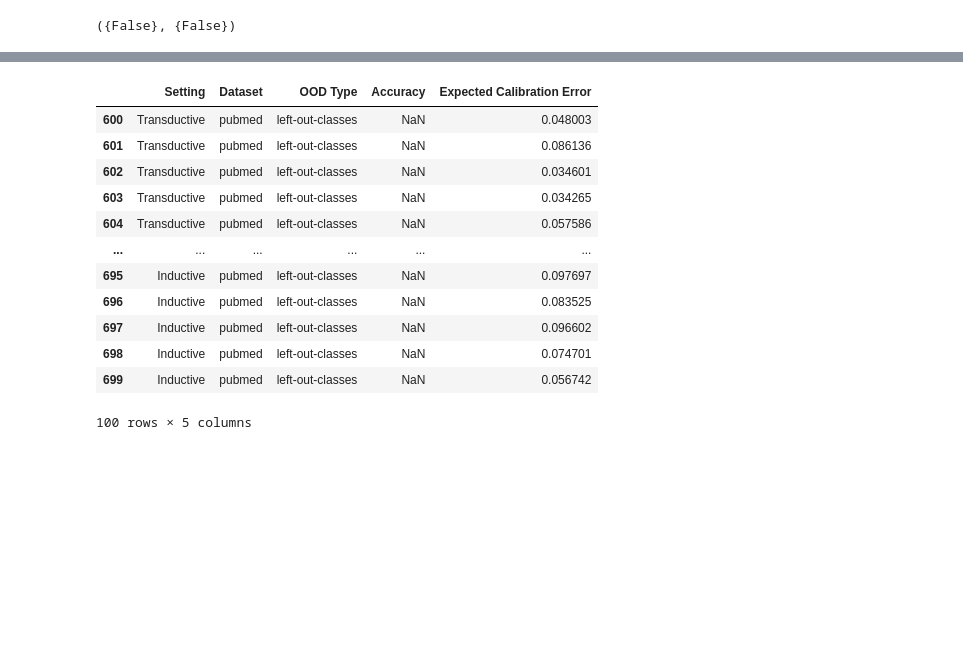
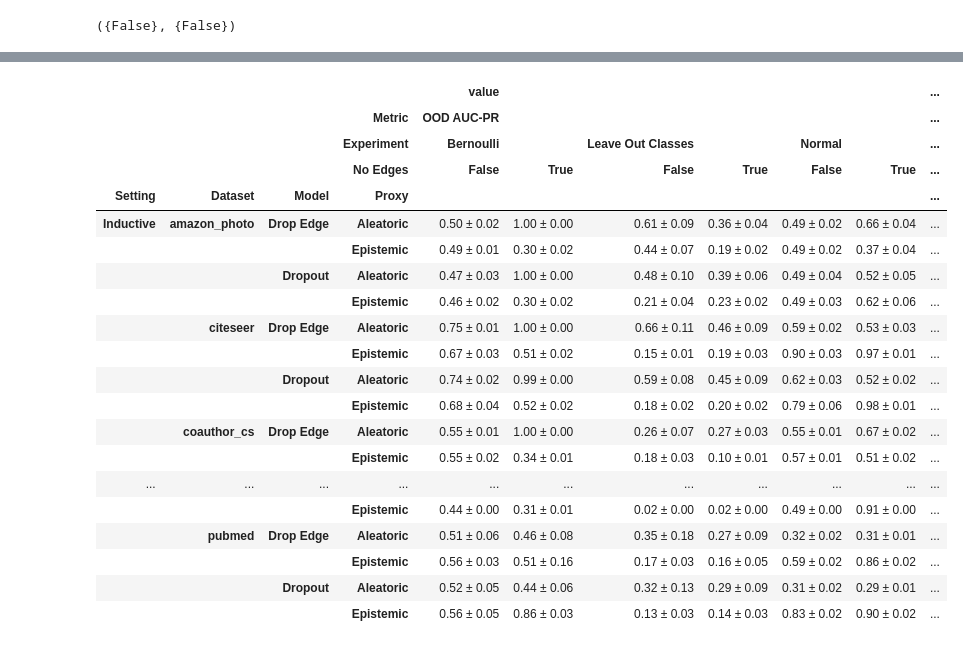
Before and after one commit to dfuchsgruber/MasterThesis, a Jupyter notebook: evaluation_nbs/week18_dropout_all_datasets.ipynb, the cells around one changed output, grey strips where cells are left out. Drawn from its saved outputs; the diff is of its cells as text; code cells hidden in the pictures; blank space fills up the shorter version.

Commit message:
Week18 dropout/edge nbs

```diff
--- a/evaluation_nbs/week18_dropout_all_datasets.ipynb
+++ b/evaluation_nbs/week18_dropout_all_datasets.ipynb
@@ -66,6 +68,10 @@ ALEATORIC = 'Aleatoric'
 ACCURACY = 'Accuracy'
 ACCURACY_ID = 'In-distribution Accuracy'
 ECE = 'Expected Calibration Error'
+
+MODEL = 'Model'
+DROPOUT = 'Dropout'
+DROP_EDGE = 'Drop Edge'
 # %%
 set(ex['config']['model']['residual'] for ex in experiments), \
     set(ex['config']['model']['use_spectral_norm'] for ex in experiments)
@@ -74,7 +80,7 @@ set(ex['config']['model']['residual'] for ex in experiments), \
 # %%
 metrics = set()
 for ex in experiments:
-    for m in [m for m in ex['metrics'].keys() if 'ood_auroc' in m]:
+    for m in [m for m in ex['metrics'].keys() if 'accuracy' in m]:
         metrics.add(m)
 
 list(metrics)
@@ -142,19 +157,41 @@ for ex in experiments:
 
 df_proxy = pd.DataFrame(data_proxy)
 df_acc_ece = pd.DataFrame(data_acc_ece)
-# %%
-df_acc_ece[(df_acc_ece[OOD_TYPE] == 'left-out-classes') & (df_acc_ece[DATASET] == dc.PUBMED)]
-# %% [output]
-|  | Setting | Dataset | OOD Type | Accuracy | Expected Calibration Error |
-| 600 | Transductive | pubmed | left-out-classes | NaN | 0.048003 |
-| 601 | Transductive | pubmed | left-out-classes | NaN | 0.086136 |
-| 602 | Transductive | pubmed | left-out-classes | NaN | 0.034601 |
-| 603 | Transductive | pubmed | left-out-classes | NaN | 0.034265 |
-| 604 | Transductive | pubmed | left-out-classes | NaN | 0.057586 |
-| ... | ... | ... | ... | ... | ... |
-| 695 | Inductive | pubmed | left-out-classes | NaN | 0.097697 |
-| 696 | Inductive | pubmed | left-out-classes | NaN | 0.083525 |
-| 697 | Inductive | pubmed | left-out-classes | NaN | 0.096602 |
-| 698 | Inductive | pubmed | left-out-classes | NaN | 0.074701 |
-| 699 | Inductive | pubmed | left-out-classes | NaN | 0.056742 |
-100 rows × 5 columns
+# %%
+def agg_mean_and_std(group):
+    mean = group.mean()
+    std = group.std()
+    return f'{mean:.2f} ± {std:.2f}'
+    return mean
+
+df_proxy_agg = df_proxy.groupby([SETTING, MODEL, DATASET, EXPERIMENT, NO_EDGES, PROXY]).agg(agg_mean_and_std)
+# %%
+df_tmp = df_proxy_agg.reset_index()
+df_tmp = df_tmp.melt(id_vars=[MODEL, SETTING, DATASET, EXPERIMENT, NO_EDGES, PROXY], value_vars = [OOD_AUROC, OOD_AUCPR, MISCLASSICIFACTION_AUROC, MISCLASSICIFACTION_AUCPR], var_name='Metric')
+df_tmp = df_tmp[(df_tmp[METRIC] == OOD_AUROC) | (df_tmp[METRIC] == OOD_AUCPR)]
+df_tmp = df_tmp.pivot(index=[SETTING, DATASET, MODEL, PROXY], columns=[METRIC, EXPERIMENT, NO_EDGES]).T.sort_index().T
+df_tmp.to_csv('~/dropout_all_datasets_ood_detection.csv')
+# %%
+df_tmp
+# %% [output]
+|  |  |  |  | value |  |  |  |  |  | ... |
+|  |  |  | Metric | OOD AUC-PR |  |  |  |  |  | ... |
+|  |  |  | Experiment | Bernoulli |  | Leave Out Classes |  | Normal |  | ... |
+|  |  |  | No Edges | False | True | False | True | False | True | ... |
+| Setting | Dataset | Model | Proxy |  |  |  |  |  |  | ... |
+| Inductive | amazon_photo | Drop Edge | Aleatoric | 0.50 ± 0.02 | 1.00 ± 0.00 | 0.61 ± 0.09 | 0.36 ± 0.04 | 0.49 ± 0.02 | 0.66 ± 0.04 | ... |
+|  |  |  | Epistemic | 0.49 ± 0.01 | 0.30 ± 0.02 | 0.44 ± 0.07 | 0.19 ± 0.02 | 0.49 ± 0.02 | 0.37 ± 0.04 | ... |
+|  |  | Dropout | Aleatoric | 0.47 ± 0.03 | 1.00 ± 0.00 | 0.48 ± 0.10 | 0.39 ± 0.06 | 0.49 ± 0.04 | 0.52 ± 0.05 | ... |
+|  |  |  | Epistemic | 0.46 ± 0.02 | 0.30 ± 0.02 | 0.21 ± 0.04 | 0.23 ± 0.02 | 0.49 ± 0.03 | 0.62 ± 0.06 | ... |
+|  | citeseer | Drop Edge | Aleatoric | 0.75 ± 0.01 | 1.00 ± 0.00 | 0.66 ± 0.11 | 0.46 ± 0.09 | 0.59 ± 0.02 | 0.53 ± 0.03 | ... |
+|  |  |  | Epistemic | 0.67 ± 0.03 | 0.51 ± 0.02 | 0.15 ± 0.01 | 0.19 ± 0.03 | 0.90 ± 0.03 | 0.97 ± 0.01 | ... |
+|  |  | Dropout | Aleatoric | 0.74 ± 0.02 | 0.99 ± 0.00 | 0.59 ± 0.08 | 0.45 ± 0.09 | 0.62 ± 0.03 | 0.52 ± 0.02 | ... |
+|  |  |  | Epistemic | 0.68 ± 0.04 | 0.52 ± 0.02 | 0.18 ± 0.02 | 0.20 ± 0.02 | 0.79 ± 0.06 | 0.98 ± 0.01 | ... |
+|  | coauthor_cs | Drop Edge | Aleatoric | 0.55 ± 0.01 | 1.00 ± 0.00 | 0.26 ± 0.07 | 0.27 ± 0.03 | 0.55 ± 0.01 | 0.67 ± 0.02 | ... |
+|  |  |  | Epistemic | 0.55 ± 0.02 | 0.34 ± 0.01 | 0.18 ± 0.03 | 0.10 ± 0.01 | 0.57 ± 0.01 | 0.51 ± 0.02 | ... |
+| ... | ... | ... | ... | ... | ... | ... | ... | ... | ... | ... |
+|  |  |  | Epistemic | 0.44 ± 0.00 | 0.31 ± 0.01 | 0.02 ± 0.00 | 0.02 ± 0.00 | 0.49 ± 0.00 | 0.91 ± 0.00 | ... |
+|  | pubmed | Drop Edge | Aleatoric | 0.51 ± 0.06 | 0.46 ± 0.08 | 0.35 ± 0.18 | 0.27 ± 0.09 | 0.32 ± 0.02 | 0.31 ± 0.01 | ... |
+|  |  |  | Epistemic | 0.56 ± 0.03 | 0.51 ± 0.16 | 0.17 ± 0.03 | 0.16 ± 0.05 | 0.59 ± 0.02 | 0.86 ± 0.02 | ... |
+|  |  | Dropout | Aleatoric | 0.52 ± 0.05 | 0.44 ± 0.06 | 0.32 ± 0.13 | 0.29 ± 0.09 | 0.31 ± 0.02 | 0.29 ± 0.01 | ... |
+|  |  |  | Epistemic | 0.56 ± 0.05 | 0.86 ± 0.03 | 0.13 ± 0.03 | 0.14 ± 0.03 | 0.83 ± 0.02 | 0.90 ± 0.02 | ... |
```
Also changed, not shown: parts of 8 cells of this notebook, 9 other files.
